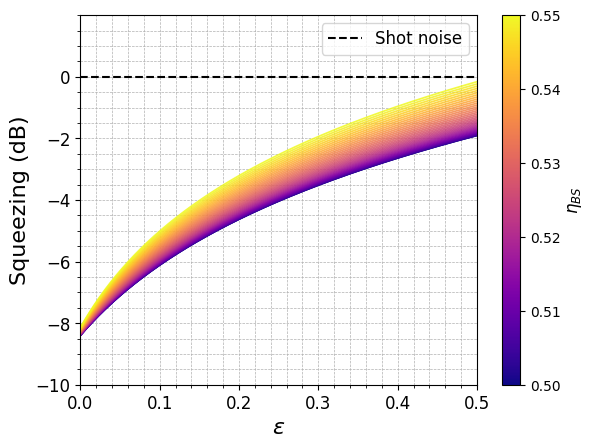
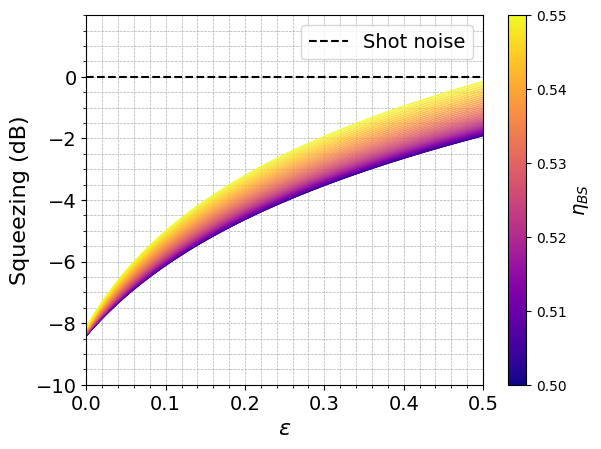
The change to this notebook cell's code, shown as a diff; its figure went from the first image to the second:
--- before
+++ after
@@ -31,5 +31,5 @@
     sm.set_array([])
     cbar = plt.colorbar(sm, ax=plt.gca())
-    cbar.set_label(r'$\eta_{BS}$', fontsize=12)
+    cbar.set_label(r'$\eta_{BS}$', fontsize=14)
     cbar.ax.tick_params(labelsize=10)
 
@@ -39,9 +39,11 @@
     plt.xlabel(r'$\epsilon$', fontsize=16)
     plt.ylabel('Squeezing (dB)', fontsize=16)
-    plt.xticks(np.arange(0,0.6,0.1), fontsize=12)
-    plt.yticks(np.arange(-10,2,2), fontsize=12)
-    plt.legend(fontsize=12)
+    plt.xticks(np.arange(0,0.6,0.1), fontsize=14)
+    plt.yticks(np.arange(-10,2,2), fontsize=14)
+    plt.legend(fontsize=14)
     plt.grid(which='both', linestyle='--', linewidth=0.5)
     plt.minorticks_on()
+    #Save the image as a pdf under downloads
+    plt.savefig('C:\\Users\\Erik Svanberg\\Downloads\\sqz_vs_leakage.pdf', bbox_inches='tight')
     plt.show()
 

Commit: Newest version of code. Including sympy details